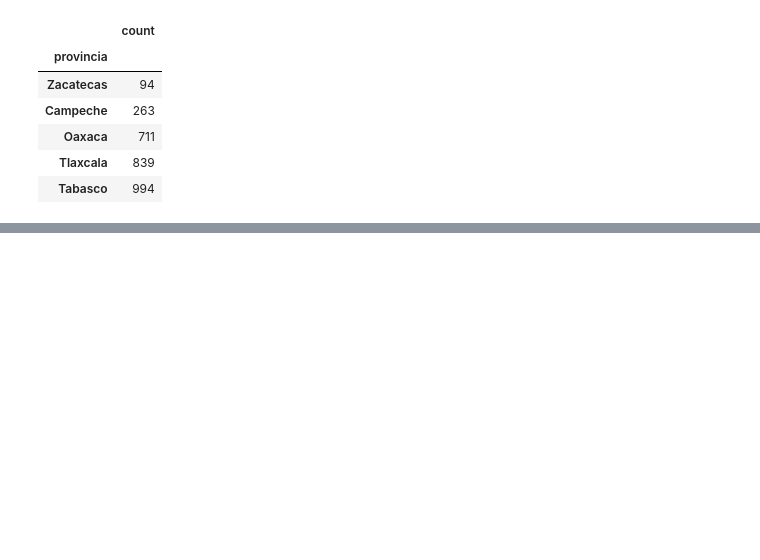
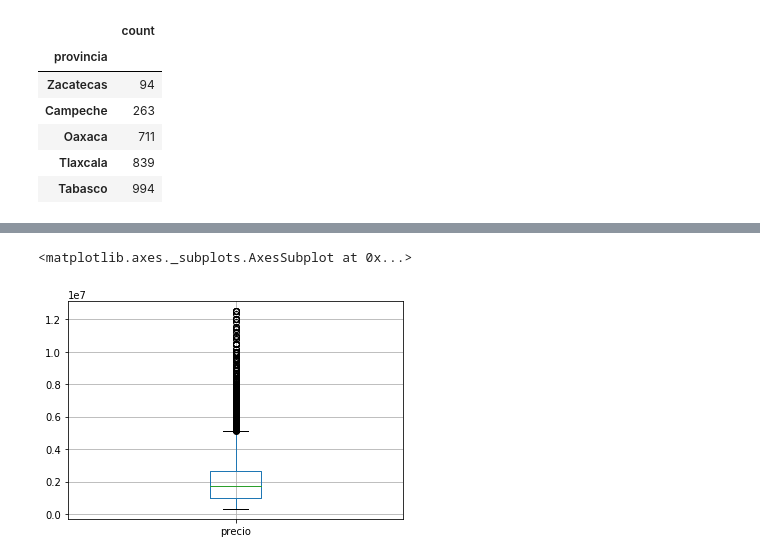
Before and after one commit to sebapenna/OrganizacionDeDatos, a Jupyter notebook: Analisis Ivo.ipynb, the cells around one changed output, grey strips where cells are left out. Cells and saved outputs as stored; diff of their text form; code cells hidden in the pictures; blank space fills up the shorter version.

```diff
--- a/Analisis Ivo.ipynb
+++ b/Analisis Ivo.ipynb
@@ -167,0 +382,5 @@ provincias.head()
+# %%
+reg_cn['precio'].to_frame().boxplot()
+# %% [output]
+<matplotlib.axes._subplots.AxesSubplot at 0x...>
+[figure, added]
```
Also changed, not shown: parts of 37 cells of this notebook, 2 other files.
